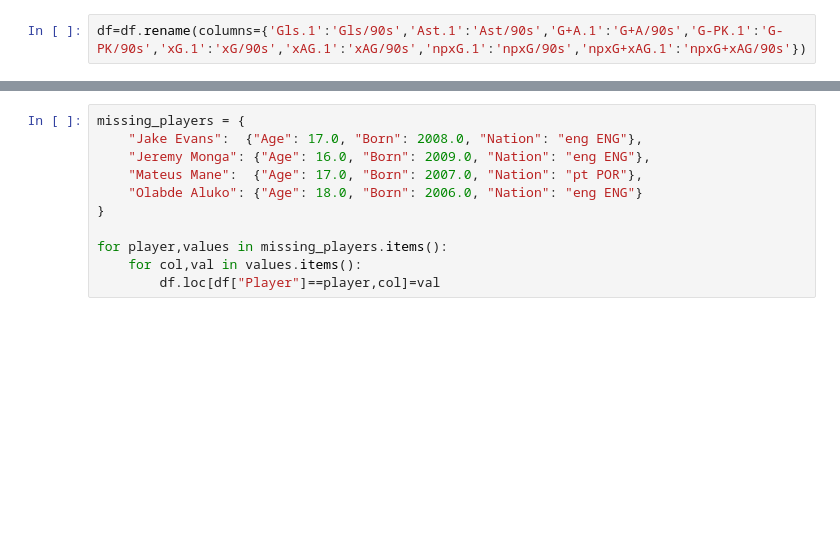
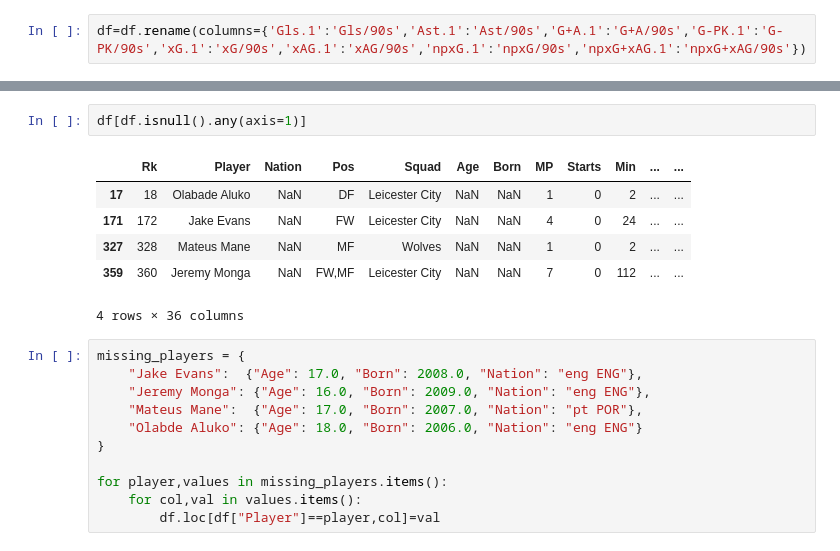
Before and after one commit to yehiamoh/Preimier_Leauge_24-25_Preformace_analysis, a Jupyter notebook: notebooks/01_data_cleaning.ipynb, the cells around one changed output, grey strips where cells are left out. Drawn from its saved outputs; the diff is of its cells as text; blank space fills up the shorter version.

```diff
--- a/notebooks/01_data_cleaning.ipynb
+++ b/notebooks/01_data_cleaning.ipynb
@@ -9,3 +115,12 @@ df=df.rename(columns={'Gls.1':'Gls/90s','Ast.1':'Ast/90s','G+A.1':'G+A/90s','G-P
+# %%
+df[df.isnull().any(axis=1)]
+# %% [output]
+|  | Rk | Player | Nation | Pos | Squad | Age | Born | MP | Starts | Min | ... | ... |
+| 17 | 18 | Olabade Aluko | NaN | DF | Leicester City | NaN | NaN | 1 | 0 | 2 | ... | ... |
+| 171 | 172 | Jake Evans | NaN | FW | Leicester City | NaN | NaN | 4 | 0 | 24 | ... | ... |
+| 327 | 328 | Mateus Mane | NaN | MF | Wolves | NaN | NaN | 1 | 0 | 2 | ... | ... |
+| 359 | 360 | Jeremy Monga | NaN | FW,MF | Leicester City | NaN | NaN | 7 | 0 | 112 | ... | ... |
+4 rows × 36 columns
 # %%
 missing_players = {
     "Jake Evans":  {"Age": 17.0, "Born": 2008.0, "Nation": "eng ENG"},
```
Also changed, not shown: parts of 14 cells of this notebook, 1 other file.
